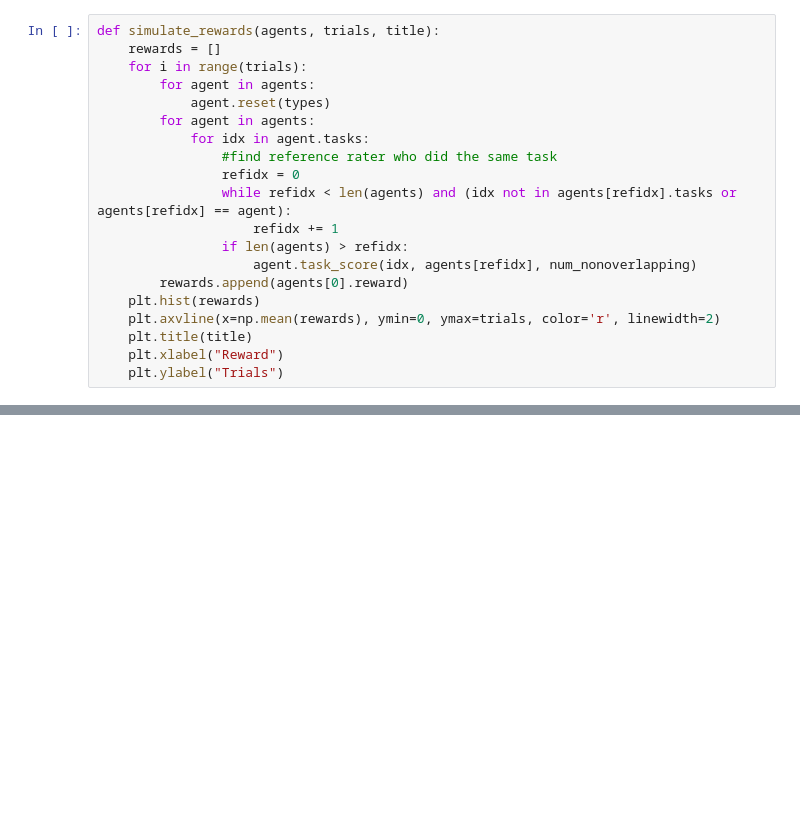
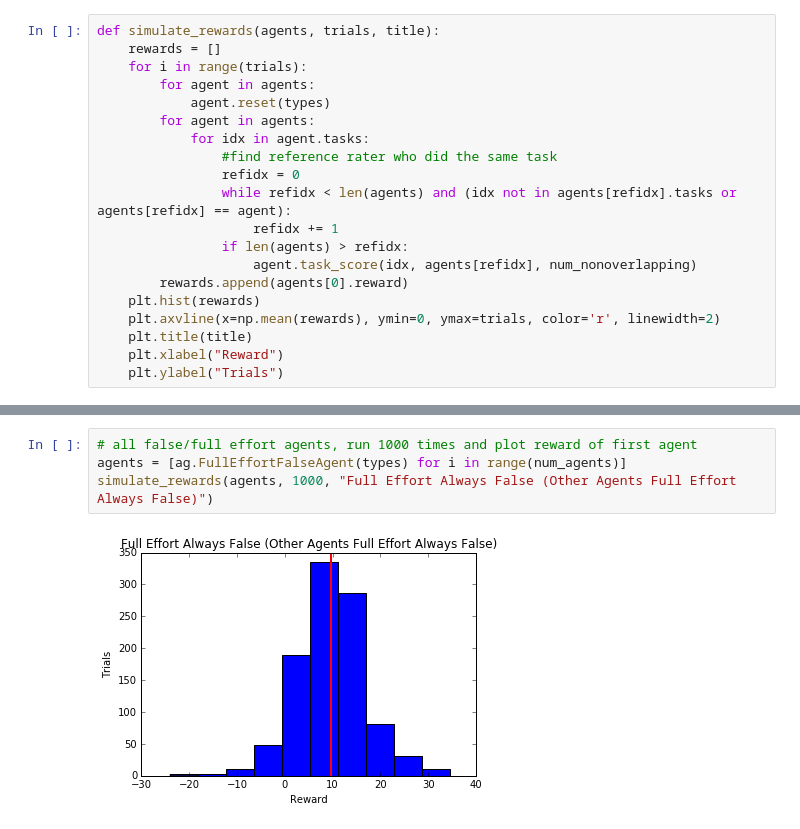
Before and after one commit to chuckyouliu/Crowdsourced-Elicitation, a Jupyter notebook: CrowdSourcedTesting.ipynb, the cells around one changed output, grey strips where cells are left out. Cells and saved outputs as stored; diff of their text form; blank space fills up the shorter version.

```diff
--- a/CrowdSourcedTesting.ipynb
+++ b/CrowdSourcedTesting.ipynb
@@ -42,0 +43,6 @@ simulate_rewards(agents, 1000, "Full Effort Always False (Other Agents Full Effo
+# %%
+# all false/full effort agents, run 1000 times and plot reward of first agent
+agents = [ag.FullEffortFalseAgent(types) for i in range(num_agents)]
+simulate_rewards(agents, 1000, "Full Effort Always False (Other Agents Full Effort Always False)")
+# %% [output]
+[figure, added]
```
Also changed, not shown: parts of 4 cells of this notebook, 1 other file.
